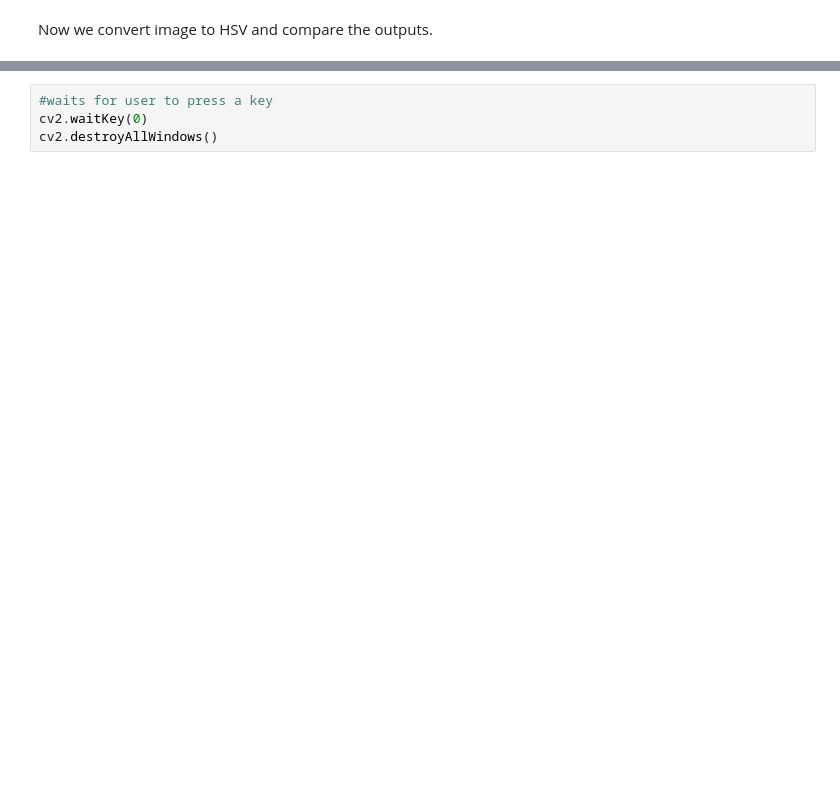
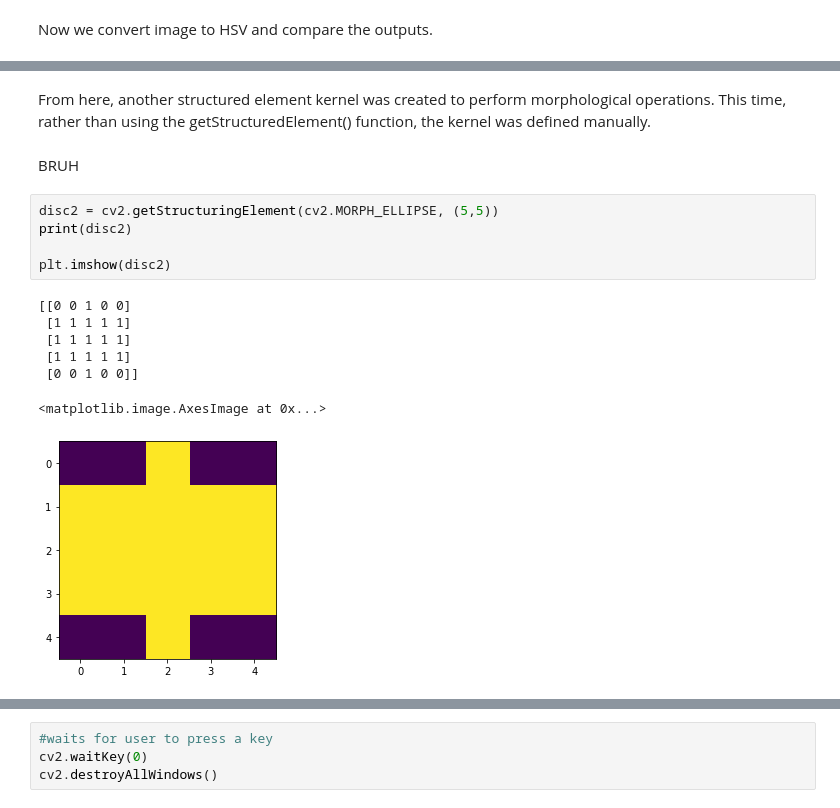
Before and after one commit to Neelxm10/cv-lab3, a Jupyter notebook: cv-lab3.ipynb, the cells around one changed output, grey strips where cells are left out. Cells and saved outputs as stored; diff of their text form; blank space fills up the shorter version.

```diff
--- a/cv-lab3.ipynb
+++ b/cv-lab3.ipynb
@@ -183,0 +200,17 @@ plt.show()
+# %% [markdown]
+From here, another structured element kernel was created to perform morphological operations. This time, rather than using the getStructuredElement() function, the kernel was defined manually.
+# %% [markdown]
+BRUH
+# %%
+disc2 = cv2.getStructuringElement(cv2.MORPH_ELLIPSE, (5,5))
+print(disc2)
+
+plt.imshow(disc2)
+# %% [output]
+[[0 0 1 0 0]
+ [1 1 1 1 1]
+ [1 1 1 1 1]
+ [1 1 1 1 1]
+ [0 0 1 0 0]]
+<matplotlib.image.AxesImage at 0x...>
+[figure, added]
```
Also changed, not shown: parts of 16 cells of this notebook.
